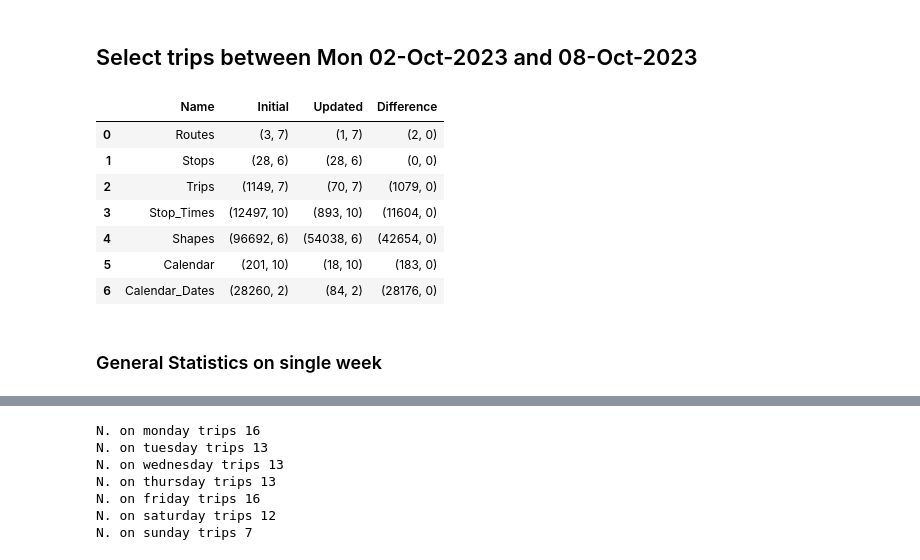
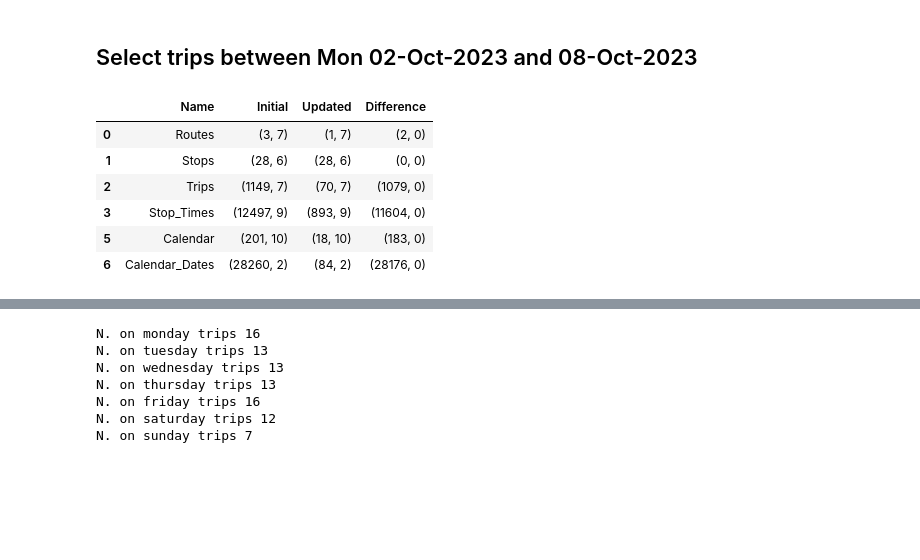
Before and after one commit to gianlucarea/weather-delay, a Jupyter notebook: week-focused-analytics.ipynb, the cells around one changed output, grey strips where cells are left out. Saved outputs shown, nothing was run; the diff lists cells and outputs as text; code cells hidden in the pictures; blank space fills up the shorter version.

```diff
--- a/week-focused-analytics.ipynb
+++ b/week-focused-analytics.ipynb
@@ -82,42 +83,32 @@ for stop_id in stop_id_list:
 # %%
 # Check value change
 subtracted_dimensions = pd.DataFrame(columns=["Name","Initial","Updated","Difference"])
 
 
 res = tuple(map(lambda i, j: i - j, routes.shape, sw_routes.shape))
 subtracted_dimensions.loc[0] = ["Routes",routes.shape, sw_routes.shape, res]
 
 res = tuple(map(lambda i, j: i - j, stops.shape, sw_stops.shape))
 subtracted_dimensions.loc[1] = ["Stops",stops.shape, sw_stops.shape, res]
 
 res = tuple(map(lambda i, j: i - j, trips.shape, sw_trips.shape))
 subtracted_dimensions.loc[2] = ["Trips",trips.shape, sw_trips.shape, res]
 
 res = tuple(map(lambda i, j: i - j, stop_times.shape,sw_stop_times.shape))
 subtracted_dimensions.loc[3] = ["Stop_Times",stop_times.shape, sw_stop_times.shape, res]
 
-#Shape superflue
-# TODO
-# TODO
-# TODO
-res = tuple(map(lambda i, j: i - j, shapes.shape, sw_shapes.shape))
-subtracted_dimensions.loc[4] = ["Shapes",shapes.shape, sw_shapes.shape, res]
-
 res = tuple(map(lambda i, j: i - j, calendar.shape, sw_calendar.shape))
 subtracted_dimensions.loc[5] = ["Calendar",calendar.shape, sw_calendar.shape, res]
 
 res = tuple(map(lambda i, j: i - j, calendar_dates.shape, sw_calendar_dates.shape))
 subtracted_dimensions.loc[6] = ["Calendar_Dates",calendar_dates.shape, sw_calendar_dates.shape, res]
 
 subtracted_dimensions
 # %% [output]
 |  | Name | Initial | Updated | Difference |
 | 0 | Routes | (3, 7) | (1, 7) | (2, 0) |
 | 1 | Stops | (28, 6) | (28, 6) | (0, 0) |
 | 2 | Trips | (1149, 7) | (70, 7) | (1079, 0) |
-| 3 | Stop_Times | (12497, 10) | (893, 10) | (11604, 0) |
-| 4 | Shapes | (96692, 6) | (54038, 6) | (42654, 0) |
+| 3 | Stop_Times | (12497, 9) | (893, 9) | (11604, 0) |
 | 5 | Calendar | (201, 10) | (18, 10) | (183, 0) |
 | 6 | Calendar_Dates | (28260, 2) | (84, 2) | (28176, 0) |
-# %% [markdown]
-### General Statistics on single week
```
Also changed, not shown: parts of 25 cells of this notebook, 2 other files.
